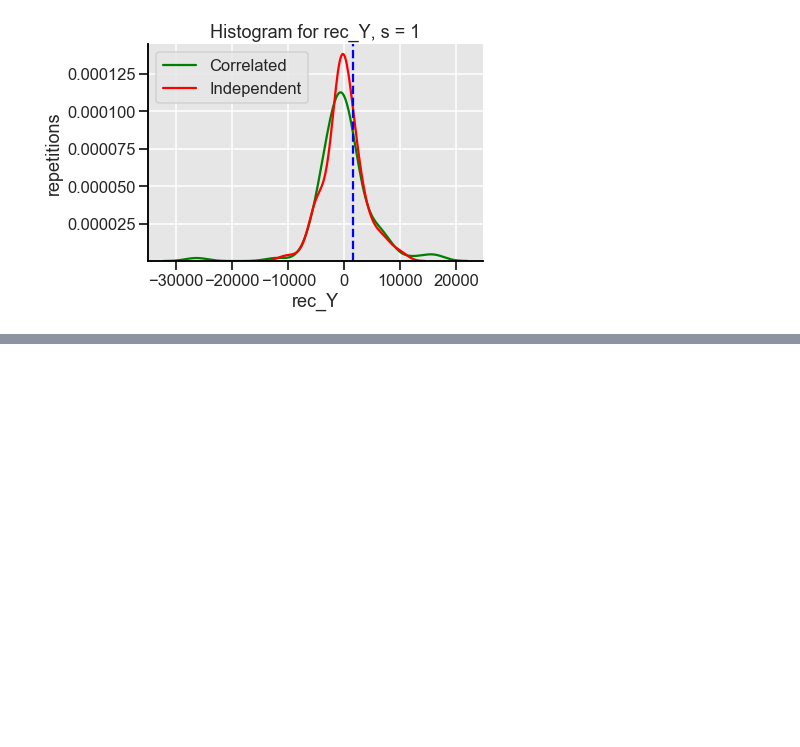
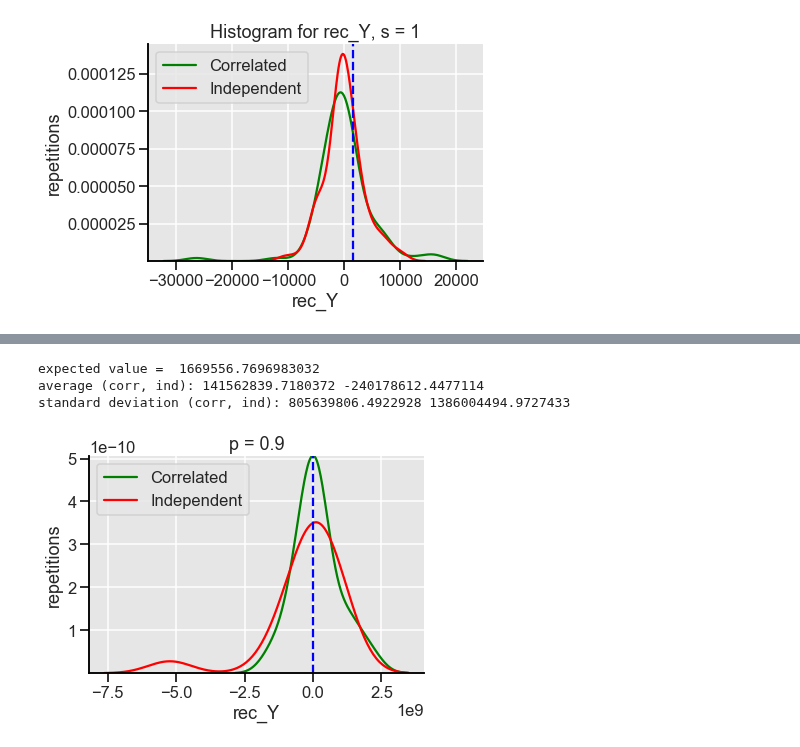
Before and after one commit to louishu17/tree_color_coding_task, a Jupyter notebook: Jupyter Vizualizations/sim2_viz.ipynb, the cells around one changed output, grey strips where cells are left out. Drawn from its saved outputs; the diff is of its cells as text; code cells hidden in the pictures; blank space fills up the shorter version.

```diff
--- a/Jupyter Vizualizations/sim2_viz.ipynb
+++ b/Jupyter Vizualizations/sim2_viz.ipynb
@@ -257,0 +259,26 @@ standard deviation (corr, ind): 2271454664.8046136 2181678443.683108
+# %%
+# A histogram for rec_Y values
+# m = 20, n = 1000, K = 3, p = 0.9
+# s = 0.8
+exp = 1669556.7696983032
+rec_Y_corr = [ -225177965.80834478, 1349457515.0996609, 160470932.11668816, -46324308.26334493, -83332882.67495826, 1265386953.2085938, -821108868.4245247, 227764143.26926273, 278359736.5392872, -512651828.3725507, 174236898.29130352, -275203449.7255253, 735649447.0215449, 2056783985.9155803, 280749734.9676659, -1459893287.6355436, 58121569.95345522, -615157210.5535809]
+sns.kdeplot(rec_Y_corr, color='green', label='Correlated')
+rec_Y_ind = [-209815920.90476453, 1080832719.009679, 632371683.9725661, -5228030863.490535, -406795270.4192491, 924847147.0916449, 1090091826.282862, -125012367.5784469, -902490650.6802819, 406848511.1193406, -287101600.98234755, -744311365.2412038, -5583095.937958367, 616555761.7657973, 346412589.2183855, 200010154.7437448, -213701019.1501323, -1498343262.8779066]
+sns.kdeplot(rec_Y_ind, color='red', label="Independent").set(xlabel = 'rec_Y', ylabel = 'repetitions', title = 'p = 0.9')
+plt.legend()
+plt.axvline(exp, 0,1, color='blue', linestyle = '--')
+avg_corr = sum(rec_Y_corr) / len(rec_Y_corr)
+avg_ind = sum(rec_Y_ind) / len(rec_Y_ind)
+std_corr = np.std(rec_Y_corr)
+std_ind = np.std(rec_Y_ind)
+sns.set_style("darkgrid", {'ytick.left' : True, 'xtick.bottom': True, 'axes.spines.left': True, 'grid.color': '1', 'axes.edgecolor': '0', 'axes.spines.right': False, "axes.facecolor": ".9"})
+sns.set_context("talk")
+sns.despine(right = True, top=True)
+print('expected value = ', exp)
+print('average (corr, ind):', avg_corr, avg_ind)
+print('standard deviation (corr, ind):', std_corr, std_ind)
+# %% [output]
+expected value =  1669556.7696983032
+average (corr, ind): 141562839.7180372 -240178612.4477114
+standard deviation (corr, ind): 805639806.4922928 1386004494.9727433
+[figure, added]
```
Also changed, not shown: parts of 3 cells of this notebook, 2 other files.
